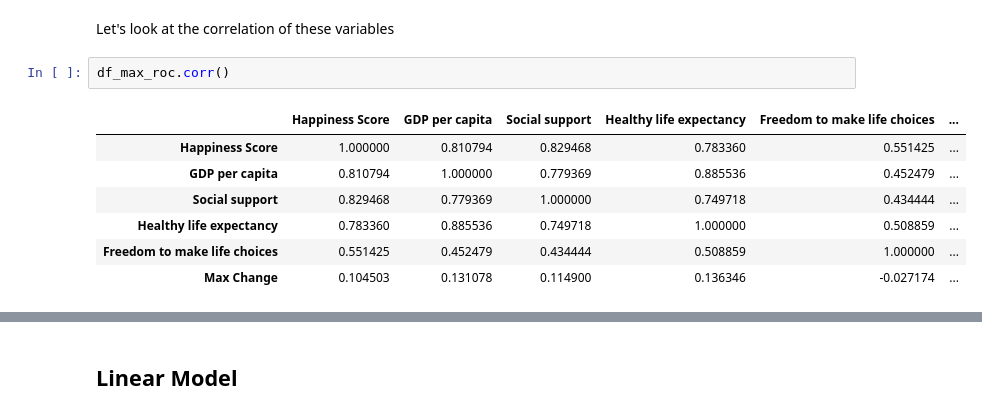
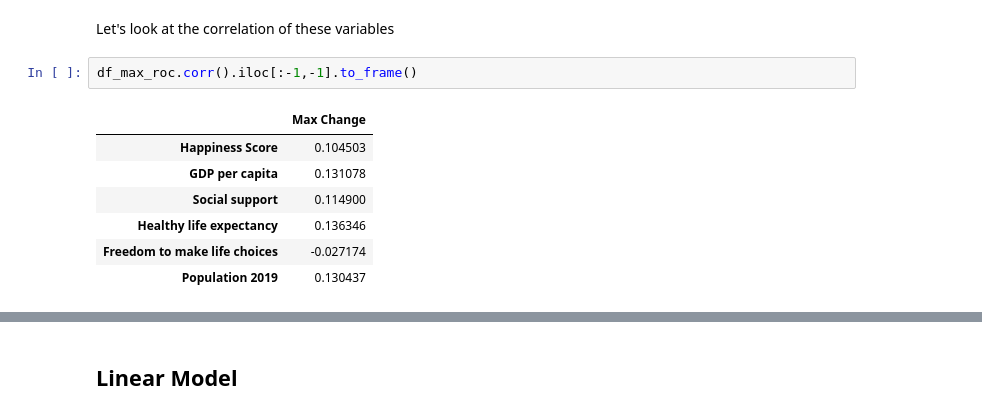
Before and after one commit to emiliopm1997/COVID19_Project, a Jupyter notebook: COVID-19 Project.ipynb, the cells around one changed output, grey strips where cells are left out. Drawn from its saved outputs; the diff is of its cells as text.

```diff
--- a/COVID-19 Project.ipynb
+++ b/COVID-19 Project.ipynb
@@ -632,12 +685,12 @@ df_max_roc = pd.read_csv('.\max_roc_dataset.csv',index_col=0)
 # %% [markdown]
 Let's look at the correlation of these variables
 # %%
-df_max_roc.corr()
+df_max_roc.corr().iloc[:-1,-1].to_frame()
 # %% [output]
-|  | Happiness Score | GDP per capita | Social support | Healthy life expectancy | Freedom to make life choices | ... |
-| Happiness Score | 1.000000 | 0.810794 | 0.829468 | 0.783360 | 0.551425 | ... |
-| GDP per capita | 0.810794 | 1.000000 | 0.779369 | 0.885536 | 0.452479 | ... |
-| Social support | 0.829468 | 0.779369 | 1.000000 | 0.749718 | 0.434444 | ... |
-| Healthy life expectancy | 0.783360 | 0.885536 | 0.749718 | 1.000000 | 0.508859 | ... |
-| Freedom to make life choices | 0.551425 | 0.452479 | 0.434444 | 0.508859 | 1.000000 | ... |
-| Max Change | 0.104503 | 0.131078 | 0.114900 | 0.136346 | -0.027174 | ... |
+|  | Max Change |
+| Happiness Score | 0.104503 |
+| GDP per capita | 0.131078 |
+| Social support | 0.114900 |
+| Healthy life expectancy | 0.136346 |
+| Freedom to make life choices | -0.027174 |
+| Population 2019 | 0.130437 |
```
Also changed, not shown: parts of 34 cells of this notebook, 1 other file.
